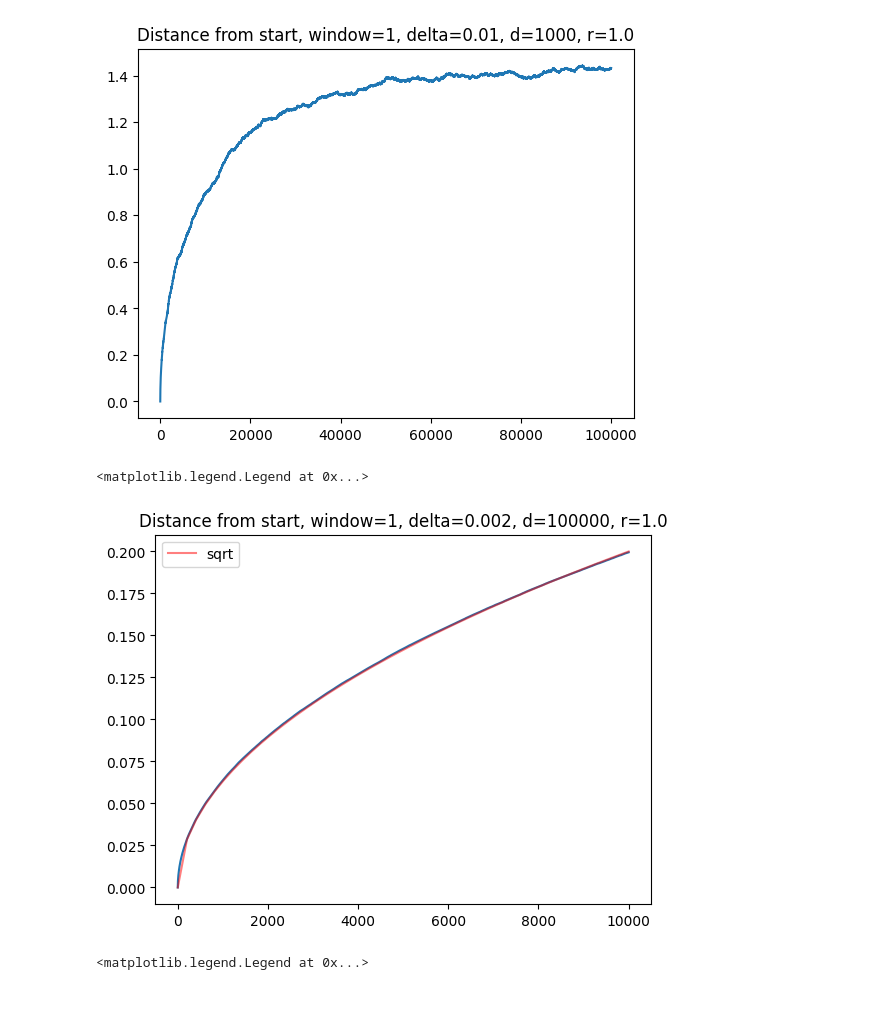
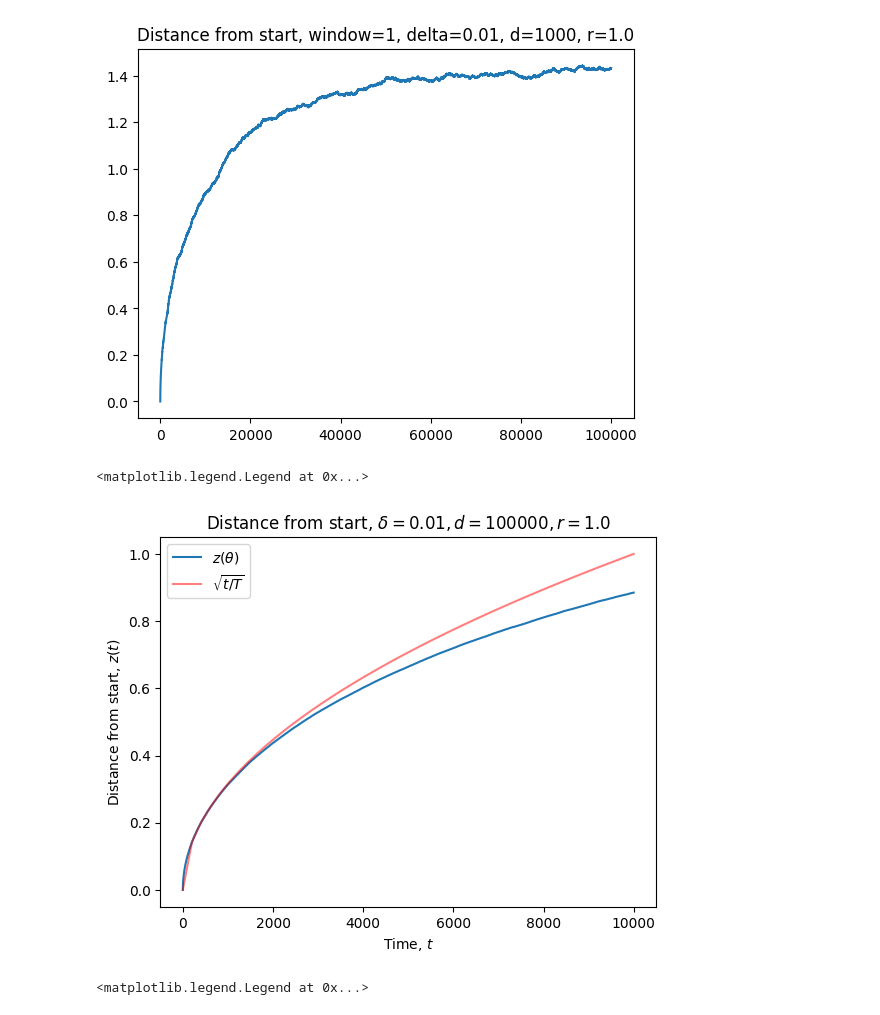
Before and after one commit to jqhoogland/experiminis, a Jupyter notebook: brownian_hyperspheres.ipynb, the cells around one changed output. Cells and saved outputs as stored; diff of their text form; code cells hidden in the pictures.

```diff
--- a/brownian_hyperspheres.ipynb
+++ b/brownian_hyperspheres.ipynb
@@ -140,8 +140,8 @@ def plot_distance_from_start(n, d=2, delta=0.1, mu=0, sigma=1, r=1., window=1):
     # plt.axhline(overall_mean, color='red', alpha=0.5)
     # print(overall_mean)
 
-    plt.title(f"Distance from start, window={window}, delta={delta}, d={d}, r={r}")
-    plt.plot(norms)
+    plt.title(f"Distance from start, $\\delta={delta}, d={d}, r={r}$")
+    plt.plot(norms, label=r"$z(\theta)$")
 
     return norms
 
@@ -155,16 +155,18 @@ norms = plot_distance_from_start(100_000, delta=0.01, d=1000, r=1.)
 # %% [output]
 [figure]
 # %%
-plot_distance_from_start(10_000, delta=0.002, d=100000, r=1.)
+plot_distance_from_start(10_000, delta=0.01, d=100000, r=1.)
 
 times = np.linspace(0, 10_000)
-ys = 0.2 * np.sqrt(times / 10_000)
-plt.plot(times, ys, color='red', alpha=0.5, label="sqrt")
+ys = np.sqrt(times / 10_000)
+plt.plot(times, ys, color='red', alpha=0.5, label=r"$\sqrt{t/T}$")
+plt.xlabel(r"Time, $t$")
+plt.ylabel(r"Distance from start, $z(t)$")
 
 plt.legend()
 # %% [output]
 <matplotlib.legend.Legend at 0x...>
-[figure, old version]
+[figure, new version]
 # %%
 # \cos(\theta)= \exp(-D(n-1)t/R^2)
 
```
Also changed, not shown: parts of 1 cell of this notebook, 2 other files.
